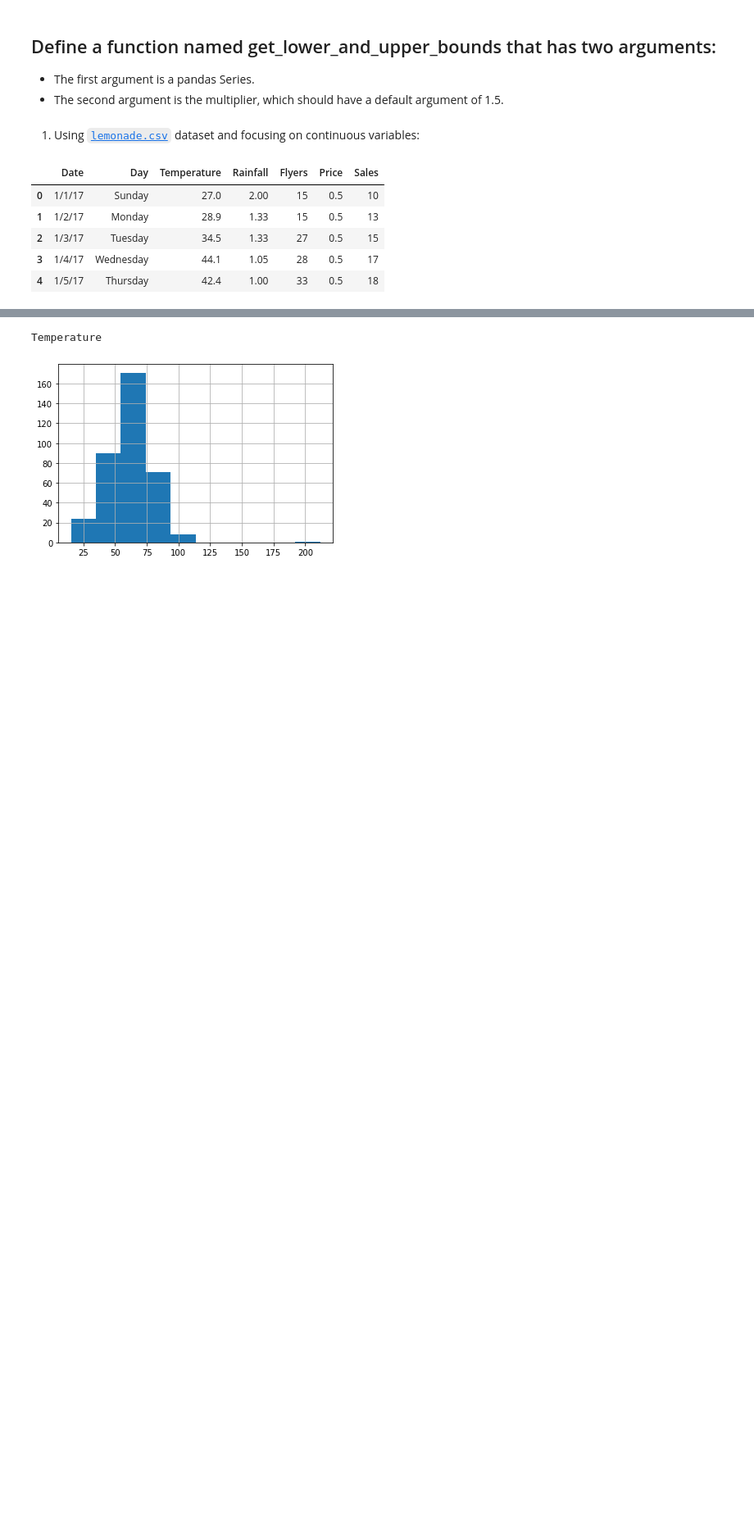
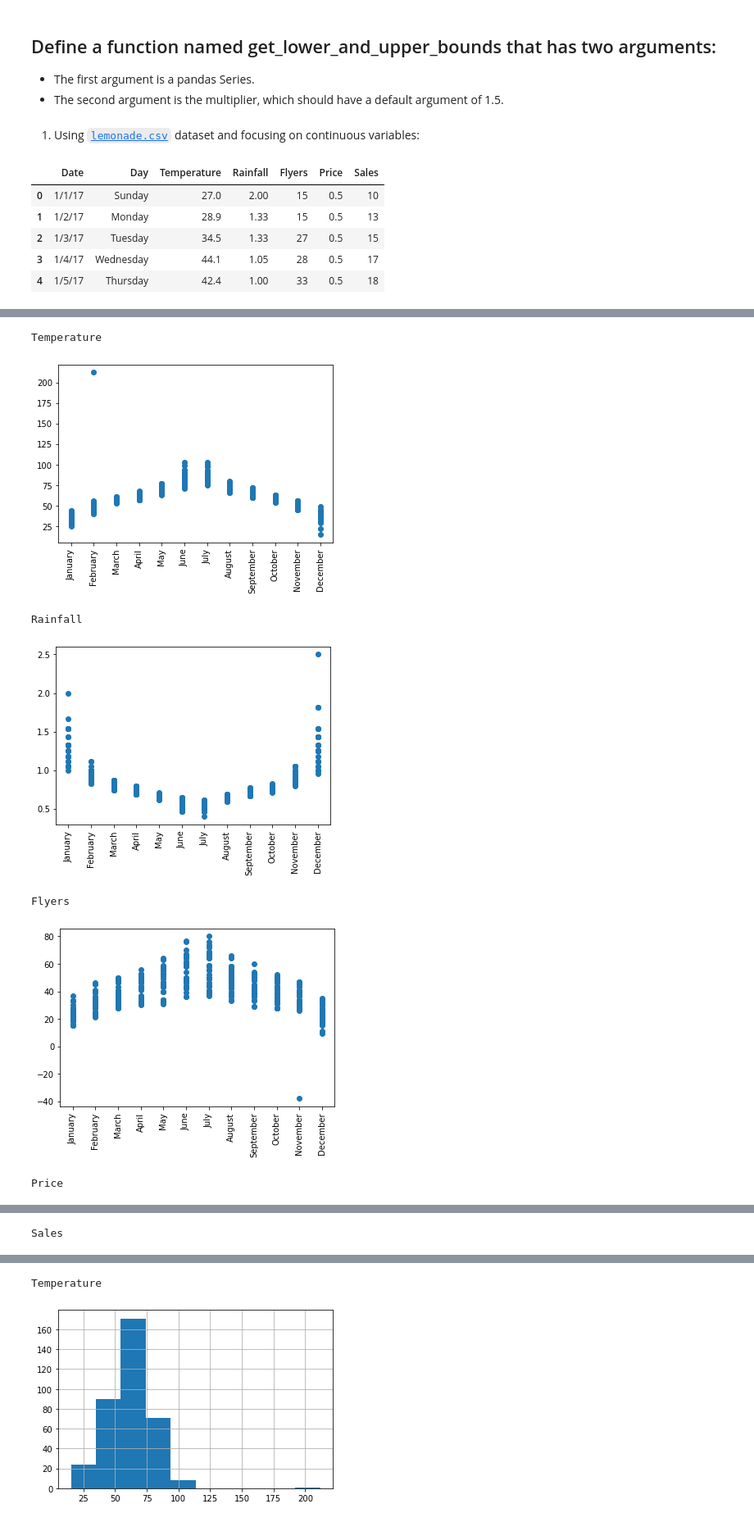
Before and after one commit to o0amandagomez0o/anomaly-detection-exercises, a Jupyter notebook: continuous_probabilistic_methods.ipynb, the cells around one changed output, grey strips where cells are left out. Shown at 82% size. Cells and saved outputs as stored; diff of their text form; code cells hidden in the pictures; blank space fills up the shorter version.

```diff
--- a/continuous_probabilistic_methods.ipynb
+++ b/continuous_probabilistic_methods.ipynb
@@ -47,2 +85,16 @@ df.head()
 # %%
 columns = ['Temperature', 'Rainfall', 'Flyers', 'Price', 'Sales']
+# %%
+for col in columns:
+    plt.scatter(df.Month, df[col])
+    plt.xticks(rotation=90)
+    print(col)
+    plt.show()
+# %% [output]
+Temperature
+[figure, added]
+Rainfall
+[figure, added]
+Flyers
+[figure, added]
+Price
@@ -48,0 +102 @@ columns = ['Temperature', 'Rainfall', 'Flyers', 'Price', 'Sales']
+Sales
```
Also changed, not shown: parts of 23 cells of this notebook.
